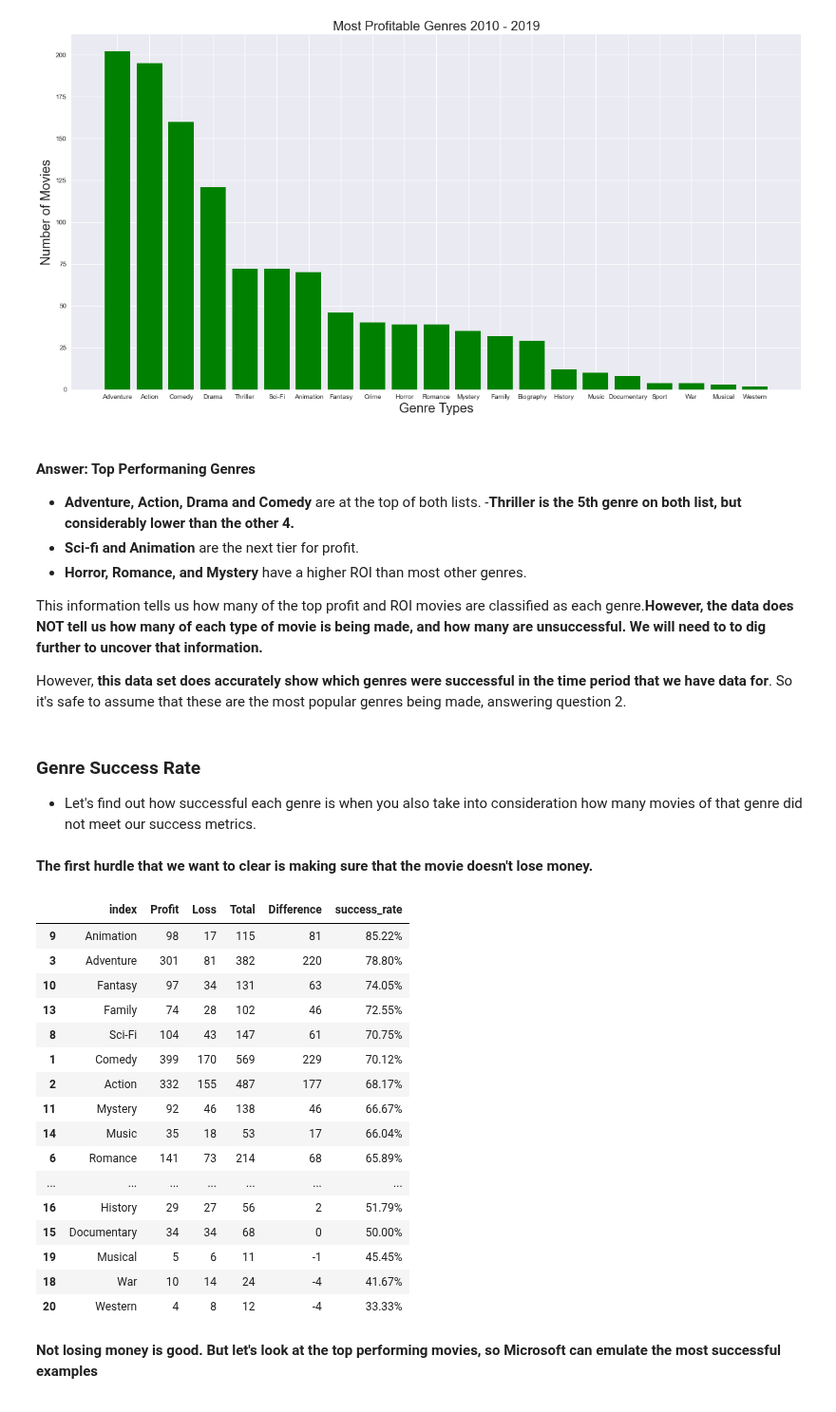
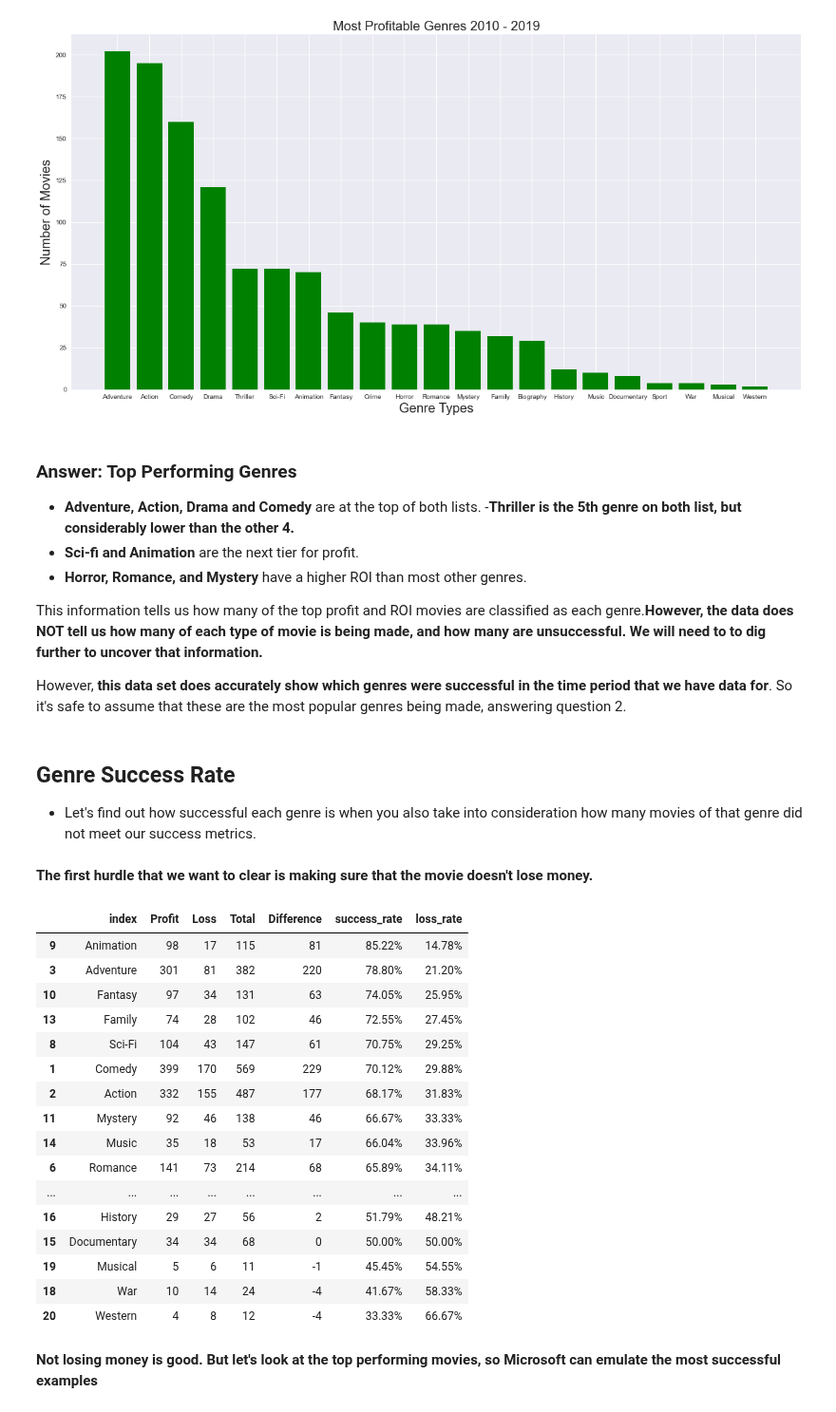
Before and after one commit to jxn628/dsc-phase-1-project, a Jupyter notebook: student.ipynb, the cells around one changed output. Shown at 95% size. Drawn from its saved outputs; the diff is of its cells as text; code cells hidden in the pictures.

```diff
--- a/student.ipynb
+++ b/student.ipynb
@@ -560,5 +560,5 @@ project_analysis_df.describe()
 # %%
 #creating recent_movies which contains all movies since 2000.
 recent_movies = project_analysis_df
-recent_movies = recent_movies[recent_movies['release_year'] >= 2000]
-recent_movies = recent_movies[recent_movies['release_year'] < 2020]
+recent_movies = recent_movies[recent_movies['release_year'] >= 1970]
+recent_movies = recent_movies[recent_movies['release_year'] < 2019]
@@ -831,7 +856,7 @@ ax.set_title('Most Profitable Genres 2010 - 2019', size=20);
 # %% [output]
 [figure]
 # %% [markdown]
-#### Answer: Top Performaning Genres
+### Answer: Top Performing Genres
 - **Adventure, Action, Drama and Comedy** are at the top of both lists.
 -**Thriller is the 5th genre on both list, but considerably lower than the other 4.**
 - **Sci-fi and Animation** are the next tier for profit.
@@ -841,7 +866,7 @@ This information tells us how many of the top profit and ROI movies are classifi
 
 However, **this data set does accurately show which genres were successful in the time period that we have data for**. So it's safe to assume that these are the most popular genres being made, answering question 2.
 # %% [markdown]
-### Genre Success Rate
+## Genre Success Rate
 - Let's find out how successful each genre is when you also take into consideration how many movies of that genre did not meet our success metrics.
 # %%
 #function for determining success rate
@@ -851,38 +876,46 @@ def success_rate_df(df):
     df['success_rate'] = success_rate
     df['success_rate'] = df['success_rate'].map("{:.2%}".format)
     df = df.sort_values('success_rate', ascending=False)
+# %%
+def loss_rate_df(df):
+    loss_rate = df.apply(lambda x: x['Loss'] / x['Total'], axis=1)
+    df['loss_rate'] = loss_rate
+    df['loss_rate'] = df['loss_rate'].map("{:.2%}".format)
+    df = df.sort_values('loss_rate', ascending=False)
 # %% [markdown]
 **The first hurdle that we want to clear is making sure that the movie doesn't lose money.**
 # %%
 #Comparing genres of ALL profitable movies from 2010 df with genres of movies that lost money.
 
 genre_comparison_df_2 = pd.merge(genre_df_all_profit, loss_genre_df, on='index', how='inner')
 genre_comparison_df_2 = genre_comparison_df_2.rename(columns={"total_x": "Profit", "total_y": "Loss"})
 total_genre_count_2 = genre_comparison_df_2.apply(lambda x: x['Profit'] + x['Loss'], axis=1)
 genre_comparison_df_2['Total'] = total_genre_count_2
 genre_comparison_df_2['Difference'] = genre_comparison_df_2.apply(lambda x: x['Profit'] - x['Loss'], axis=1)
 
+
 success_rate_df(genre_comparison_df_2)
+loss_rate_df(genre_comparison_df_2)
 genre_comparison_df_2 = genre_comparison_df_2.sort_values('success_rate',ascending=False)
 genre_comparison_df_2
 # %% [output]
-|  | index | Profit | Loss | Total | Difference | success_rate |
-| 9 | Animation | 98 | 17 | 115 | 81 | 85.22% |
-| 3 | Adventure | 301 | 81 | 382 | 220 | 78.80% |
-| 10 | Fantasy | 97 | 34 | 131 | 63 | 74.05% |
-| 13 | Family | 74 | 28 | 102 | 46 | 72.55% |
-| 8 | Sci-Fi | 104 | 43 | 147 | 61 | 70.75% |
-| 1 | Comedy | 399 | 170 | 569 | 229 | 70.12% |
-| 2 | Action | 332 | 155 | 487 | 177 | 68.17% |
-| 11 | Mystery | 92 | 46 | 138 | 46 | 66.67% |
-| 14 | Music | 35 | 18 | 53 | 17 | 66.04% |
-| 6 | Romance | 141 | 73 | 214 | 68 | 65.89% |
-| ... | ... | ... | ... | ... | ... | ... |
-| 16 | History | 29 | 27 | 56 | 2 | 51.79% |
-| 15 | Documentary | 34 | 34 | 68 | 0 | 50.00% |
-| 19 | Musical | 5 | 6 | 11 | -1 | 45.45% |
-| 18 | War | 10 | 14 | 24 | -4 | 41.67% |
-| 20 | Western | 4 | 8 | 12 | -4 | 33.33% |
+|  | index | Profit | Loss | Total | Difference | success_rate | loss_rate |
+| 9 | Animation | 98 | 17 | 115 | 81 | 85.22% | 14.78% |
+| 3 | Adventure | 301 | 81 | 382 | 220 | 78.80% | 21.20% |
+| 10 | Fantasy | 97 | 34 | 131 | 63 | 74.05% | 25.95% |
+| 13 | Family | 74 | 28 | 102 | 46 | 72.55% | 27.45% |
+| 8 | Sci-Fi | 104 | 43 | 147 | 61 | 70.75% | 29.25% |
+| 1 | Comedy | 399 | 170 | 569 | 229 | 70.12% | 29.88% |
+| 2 | Action | 332 | 155 | 487 | 177 | 68.17% | 31.83% |
+| 11 | Mystery | 92 | 46 | 138 | 46 | 66.67% | 33.33% |
+| 14 | Music | 35 | 18 | 53 | 17 | 66.04% | 33.96% |
+| 6 | Romance | 141 | 73 | 214 | 68 | 65.89% | 34.11% |
+| ... | ... | ... | ... | ... | ... | ... | ... |
+| 16 | History | 29 | 27 | 56 | 2 | 51.79% | 48.21% |
+| 15 | Documentary | 34 | 34 | 68 | 0 | 50.00% | 50.00% |
+| 19 | Musical | 5 | 6 | 11 | -1 | 45.45% | 54.55% |
+| 18 | War | 10 | 14 | 24 | -4 | 41.67% | 58.33% |
+| 20 | Western | 4 | 8 | 12 | -4 | 33.33% | 66.67% |
 # %% [markdown]
 **Not losing money is good. But let's look at the top performing movies, so Microsoft can emulate the most successful examples**
 # %%
```
Also changed, not shown: parts of 57 cells of this notebook.
